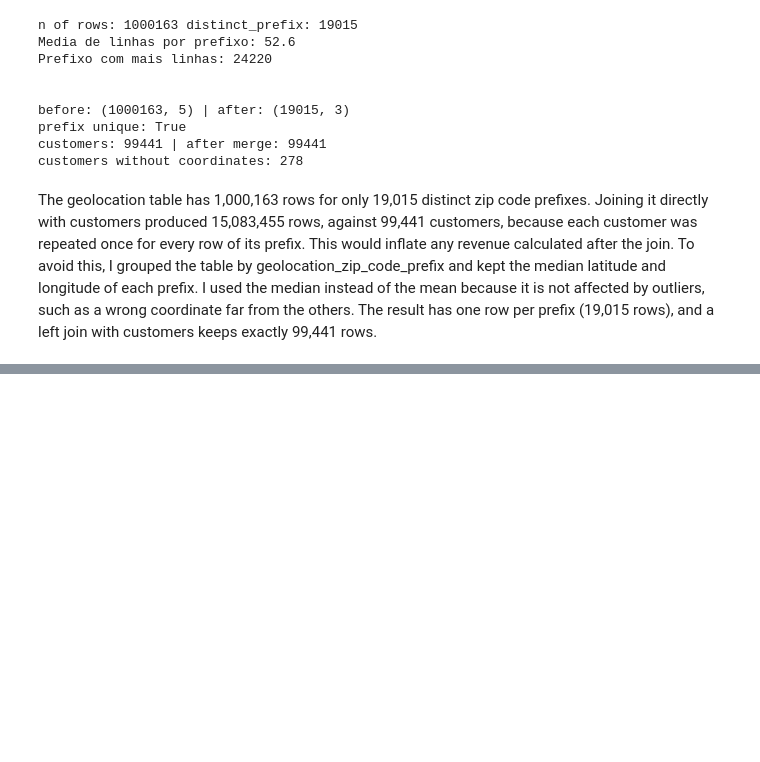
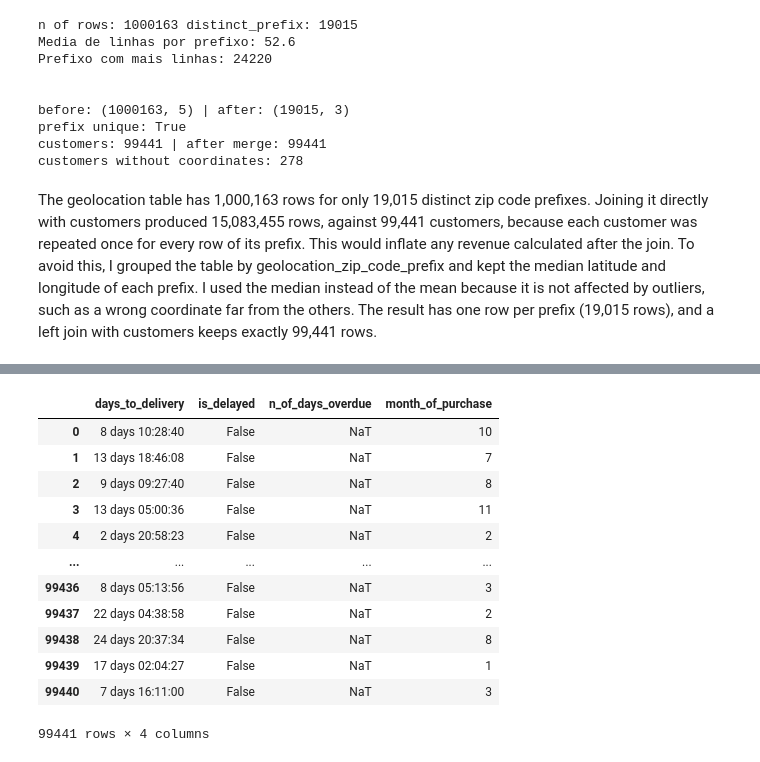
Before and after one commit to marin2808/project-olist, a Jupyter notebook: notebooks/02_limpeza.ipynb, the cells around one changed output, grey strips where cells are left out. Cells and saved outputs as stored; diff of their text form; code cells hidden in the pictures; blank space fills up the shorter version.

```diff
--- a/notebooks/02_limpeza.ipynb
+++ b/notebooks/02_limpeza.ipynb
@@ -416,0 +425,26 @@ Total of null: 610
+# %%
+orders = dados["orders"]
+orders_info = pd.DataFrame()
+
+delayed_orders = orders.loc[orders["order_delivered_customer_date"].where.notna() > orders["order_estimated_delivery_date"].where.notna(), ["order_id", "order_delivered_customer_date", "order_estimated_delivery_date"]]
+orders_info["days_to_delivery"] = (orders["order_delivered_customer_date"] - orders["order_purchase_timestamp"])
+orders_info["is_delayed"] = orders["order_delivered_customer_date"] > orders["order_estimated_delivery_date"]
+#n_of_delayed_orders = len(delayed_orders)
+orders_info["n_of_days_overdue"] = delayed_orders["order_delivered_customer_date"] - delayed_orders["order_estimated_delivery_date"]
+orders_info["month_of_purchase"] = orders["order_purchase_timestamp"].dt.month
+
+orders_info
+# %% [output]
+|  | days_to_delivery | is_delayed | n_of_days_overdue | month_of_purchase |
+| 0 | 8 days 10:28:40 | False | NaT | 10 |
+| 1 | 13 days 18:46:08 | False | NaT | 7 |
+| 2 | 9 days 09:27:40 | False | NaT | 8 |
+| 3 | 13 days 05:00:36 | False | NaT | 11 |
+| 4 | 2 days 20:58:23 | False | NaT | 2 |
+| ... | ... | ... | ... | ... |
+| 99436 | 8 days 05:13:56 | False | NaT | 3 |
+| 99437 | 22 days 04:38:58 | False | NaT | 2 |
+| 99438 | 24 days 20:37:34 | False | NaT | 8 |
+| 99439 | 17 days 02:04:27 | False | NaT | 1 |
+| 99440 | 7 days 16:11:00 | False | NaT | 3 |
+99441 rows × 4 columns
```
Also changed, not shown: parts of 4 cells of this notebook.
